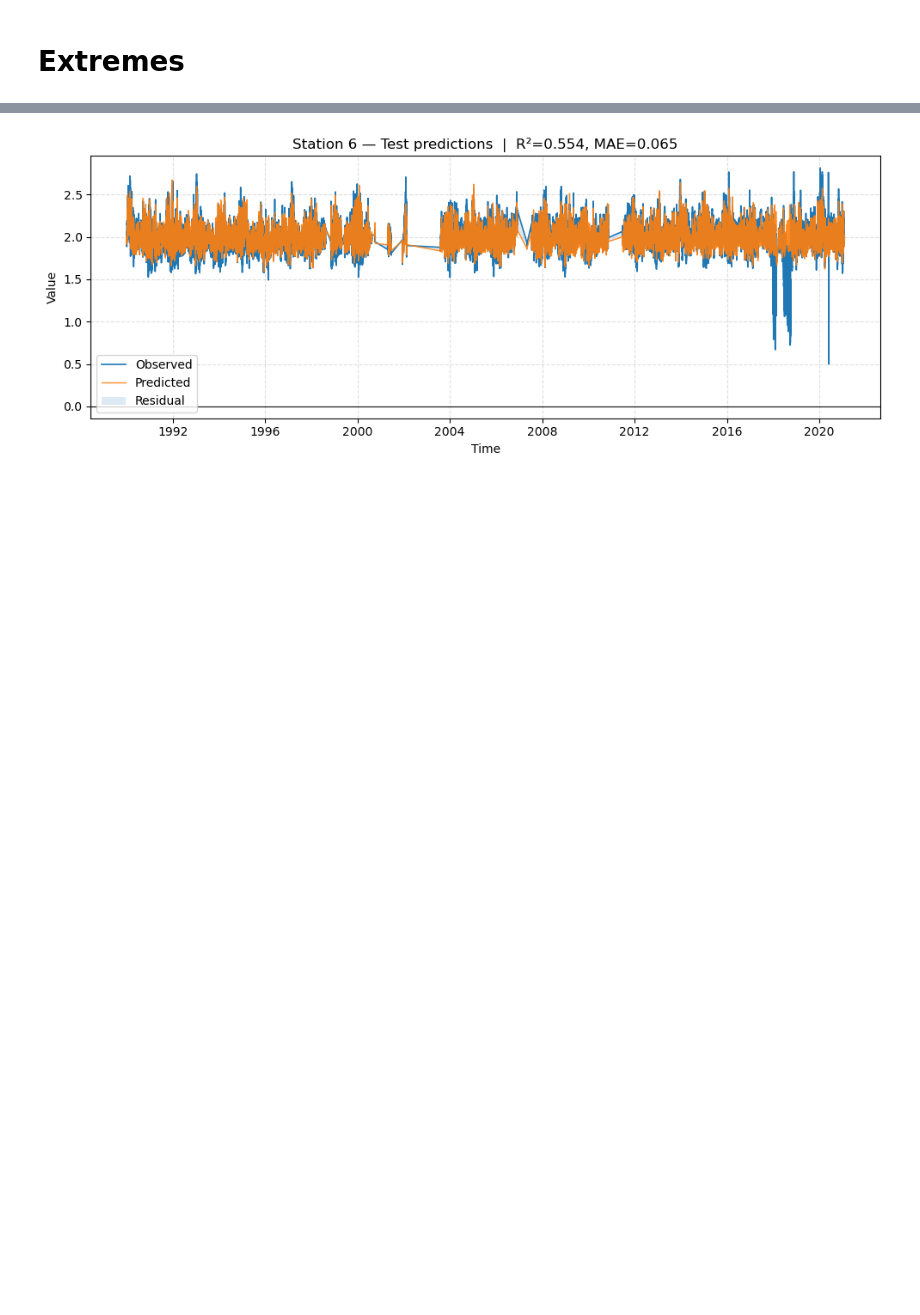
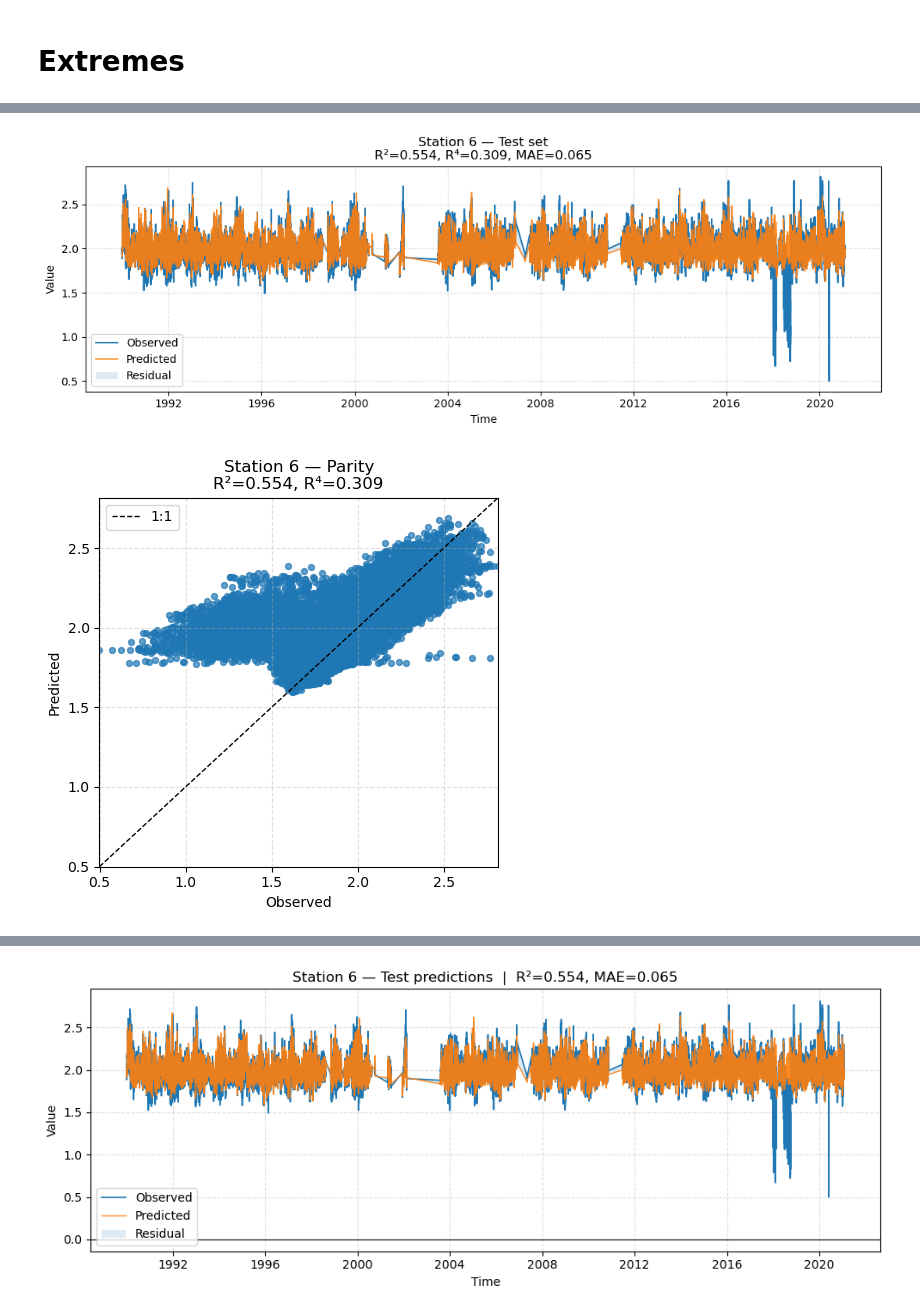
Before and after one commit to lisanneblok/ESL, a Jupyter notebook: notebooks/4_mlmodels/regression_transform.ipynb, the cells around one changed output, grey strips where cells are left out. Drawn from its saved outputs; the diff is of its cells as text; code cells hidden in the pictures; blank space fills up the shorter version.

```diff
--- a/notebooks/4_mlmodels/regression_transform.ipynb
+++ b/notebooks/4_mlmodels/regression_transform.ipynb
@@ -943,0 +1031,7 @@ plot_station_residuals(preds['station'].iloc[0], year=2003)
+# %%
+# Example: pick the first test station and plot
+example_station =out["station"].iloc[0]
+plot_test_station(example_station)
+# %% [output]
+[figure, added]
+[figure, added]
```
Also changed, not shown: parts of 6 cells of this notebook, 5 other files.
